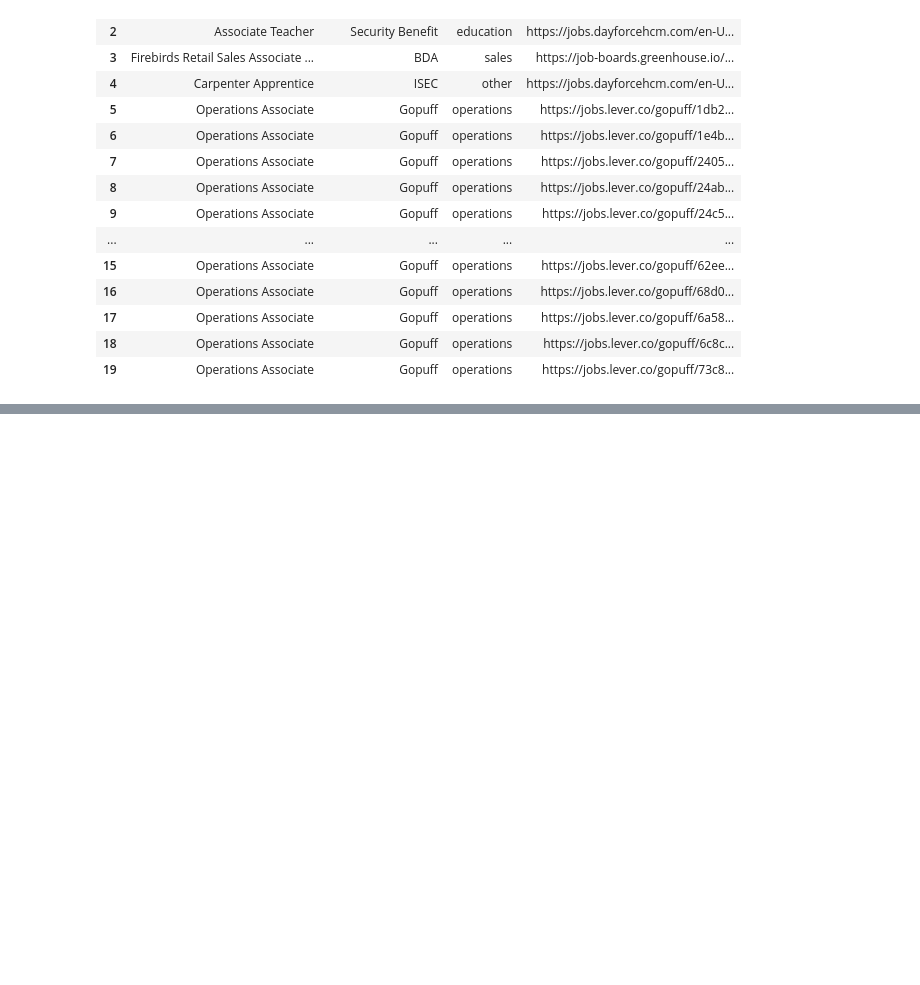
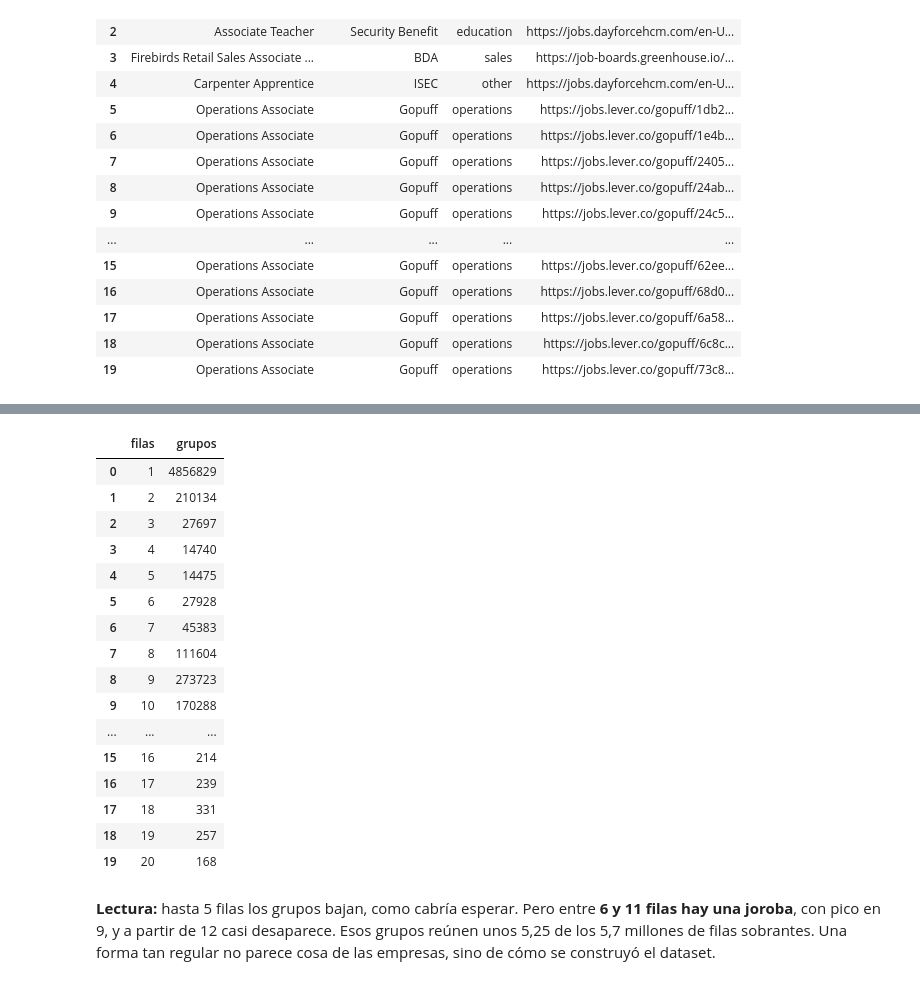
Before and after one commit to laglera/junior_radar, a Jupyter notebook: notebooks/01_exploracion_inicial.ipynb, the cells around one changed output, grey strips where cells are left out. Drawn from its saved outputs; the diff is of its cells as text; code cells hidden in the pictures; blank space fills up the shorter version.

```diff
--- a/notebooks/01_exploracion_inicial.ipynb
+++ b/notebooks/01_exploracion_inicial.ipynb
@@ -219,0 +413,35 @@ antes de calcular métricas finales.
+# %%
+duckdb.sql("""
+    SELECT filas, count(*) AS grupos
+    FROM (
+        SELECT company, title, location, count(*) AS filas
+        FROM jobs
+        GROUP BY company, title, location
+    )
+    GROUP BY filas
+    ORDER BY filas
+    LIMIT 20
+""").df()
+# %% [output]
+|  | filas | grupos |
+| 0 | 1 | 4856829 |
+| 1 | 2 | 210134 |
+| 2 | 3 | 27697 |
+| 3 | 4 | 14740 |
+| 4 | 5 | 14475 |
+| 5 | 6 | 27928 |
+| 6 | 7 | 45383 |
+| 7 | 8 | 111604 |
+| 8 | 9 | 273723 |
+| 9 | 10 | 170288 |
+| ... | ... | ... |
+| 15 | 16 | 214 |
+| 16 | 17 | 239 |
+| 17 | 18 | 331 |
+| 18 | 19 | 257 |
+| 19 | 20 | 168 |
+# %% [markdown]
+**Lectura:** hasta 5 filas los grupos bajan, como cabría esperar. Pero entre **6 y 11 filas hay
+una joroba**, con pico en 9, y a partir de 12 casi desaparece. Esos grupos reúnen unos
+5,25 de los 5,7 millones de filas sobrantes. Una forma tan regular no parece cosa de las
+empresas, sino de cómo se construyó el dataset.
```
Also changed, not shown: parts of 28 cells of this notebook, 1 other file.
